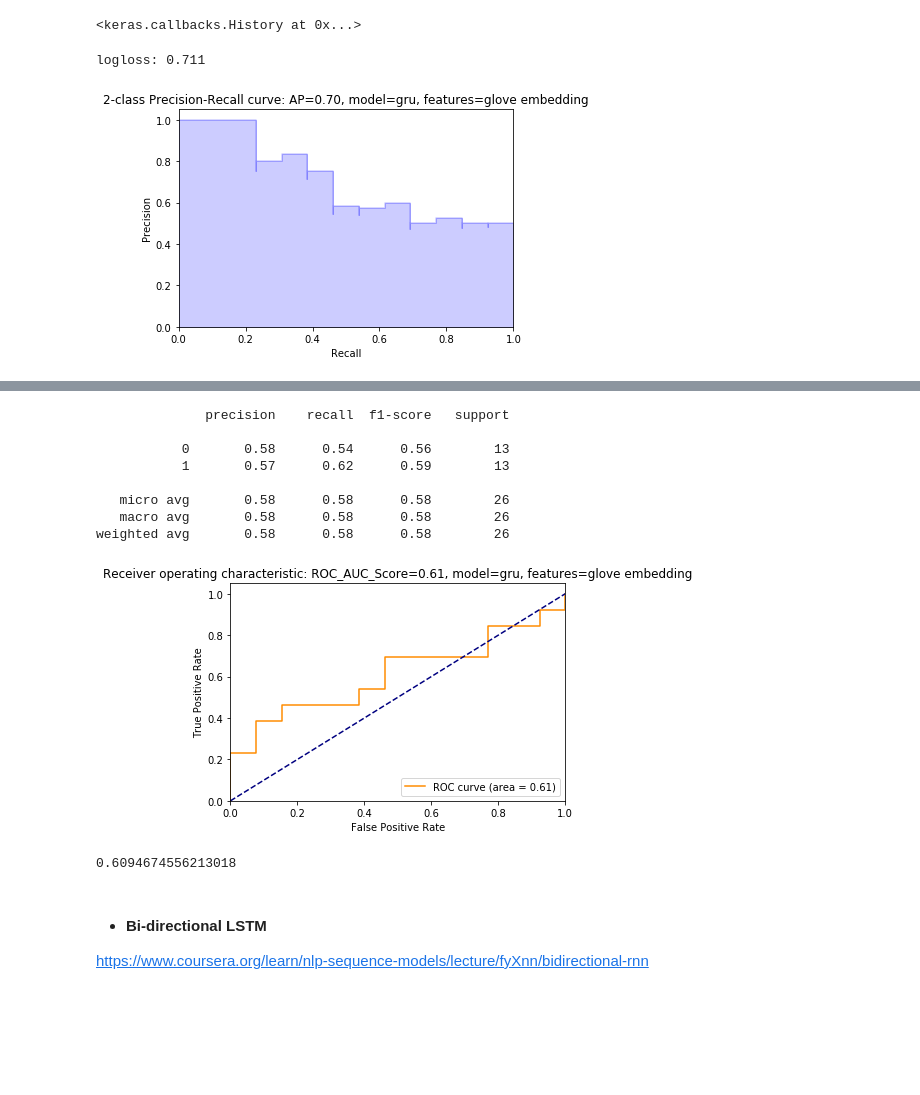
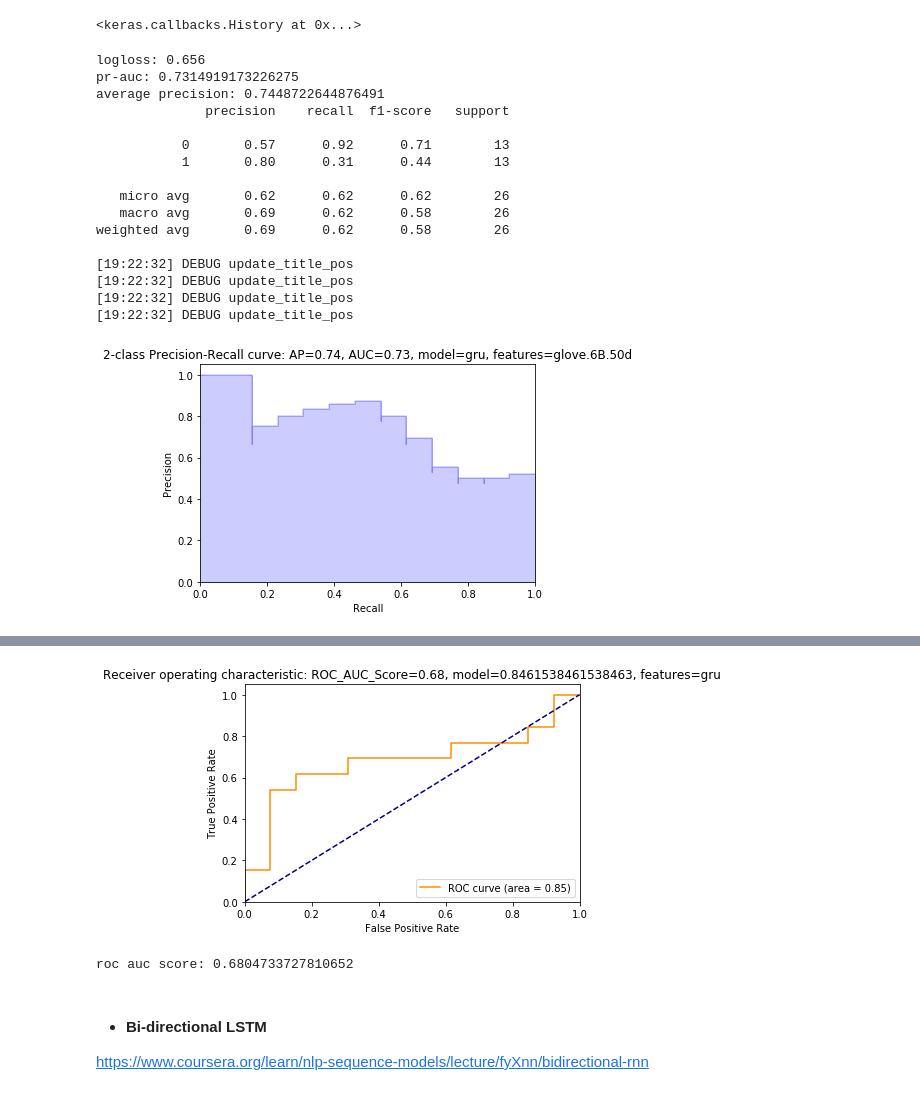
Before and after one commit to ck-unifr/german-wings-airline-challenge, a Jupyter notebook: german-wings-review.ipynb, the cells around one changed output, grey strips where cells are left out. Saved outputs shown, nothing was run; the diff lists cells and outputs as text; code cells hidden in the pictures; blank space fills up the shorter version.

```diff
--- a/german-wings-review.ipynb
+++ b/german-wings-review.ipynb
@@ -1638,7 +1636,7 @@ xvalid_glove = np.array(xvalid_glove)
 # %%
 # Fitting a simple xgboost on glove features
 clf = xgb.XGBClassifier(max_depth=7, n_estimators=200, colsample_bytree=0.8,
-                        subsample=0.8, nthread=10, learning_rate=0.1)
+                        subsample=0.8, nthread=10, learning_rate=0.1, n_jobs=4)
 
 clf.fit(xtrain_glove, ytrain)
 
@@ -1827,7 +1821,10 @@ model.add(Activation('softmax'))
 model.compile(loss='categorical_crossentropy', optimizer='adam')
 # %%
 earlystop = EarlyStopping(monitor='val_loss', min_delta=0, patience=3, verbose=0, mode='auto')
-model.fit(xtrain_pad, y=ytrain_enc, batch_size=512, epochs=200, verbose=0,
+model.fit(xtrain_pad, y=ytrain_enc,
+          batch_size=1024,
+          epochs=10,
+          verbose=0,
           callbacks=[earlystop],
           #validation_data=(xvalid_pad, yvalid_enc)
          )
@@ -1887,7 +1903,9 @@ model.add(Activation('softmax'))
 model.compile(loss='categorical_crossentropy', optimizer='adam')
 # %%
 earlystop = EarlyStopping(monitor='val_loss', min_delta=0, patience=3, verbose=0, mode='auto')
-model.fit(xtrain_pad, y=ytrain_enc, batch_size=512, epochs=200,
+model.fit(xtrain_pad, y=ytrain_enc,
+          batch_size=1024,
+          epochs=100,
           verbose=0,
           callbacks=[earlystop],
           #validation_data=(xvalid_pad, yvalid_enc),
@@ -1899,4 +1918,0 @@ predictions = model.predict(xvalid_pad)
-# %%
-print ("logloss: %0.3f " % multiclass_logloss(yvalid, predictions))
-# %% [output]
-logloss: 0.711
@@ -1905,4 +1919,20 @@ ypred = predictions.argmax(axis=-1)
 # %%
-plot_pr_curve(yvalid, predictions[:, 1], model_name='gru', features='glove embedding')
+show_performance(yvalid, predictions, ypred, 'gru', 'glove.6B.50d')
 # %% [output]
+logloss: 0.656
+pr-auc: 0.7314919173226275
+average precision: 0.7448722644876491
+              precision    recall  f1-score   support
+
+           0       0.57      0.92      0.71        13
+           1       0.80      0.31      0.44        13
+
+   micro avg       0.62      0.62      0.62        26
+   macro avg       0.69      0.62      0.58        26
+weighted avg       0.69      0.62      0.58        26
+
+[19:22:32] DEBUG update_title_pos
+[19:22:32] DEBUG update_title_pos
+[19:22:32] DEBUG update_title_pos
+[19:22:32] DEBUG update_title_pos
-[figure, old version]
+[figure, new version]
@@ -1909,22 +1943,5 @@ plot_pr_curve(yvalid, predictions[:, 1], model_name='gru', features='glove embed
+[figure, added]
+roc auc score: 0.6804733727810652
-# %%
-print(classification_report(yvalid.values, ypred))
-# %% [output]
-              precision    recall  f1-score   support
-
-           0       0.58      0.54      0.56        13
-           1       0.57      0.62      0.59        13
-
-   micro avg       0.58      0.58      0.58        26
-   macro avg       0.58      0.58      0.58        26
-weighted avg       0.58      0.58      0.58        26
-# %%
-plot_auc_curve(yvalid, predictions[:, 1], model_name='gru',  features='glove embedding')
-# %% [output]
-[figure, removed]
-# %%
-roc_auc_score(yvalid, predictions[:, 1])
-# %% [output]
-0.6094674556213018
 # %% [markdown]
 - #### Bi-directional LSTM
 
```
Also changed, not shown: parts of 51 cells of this notebook.
